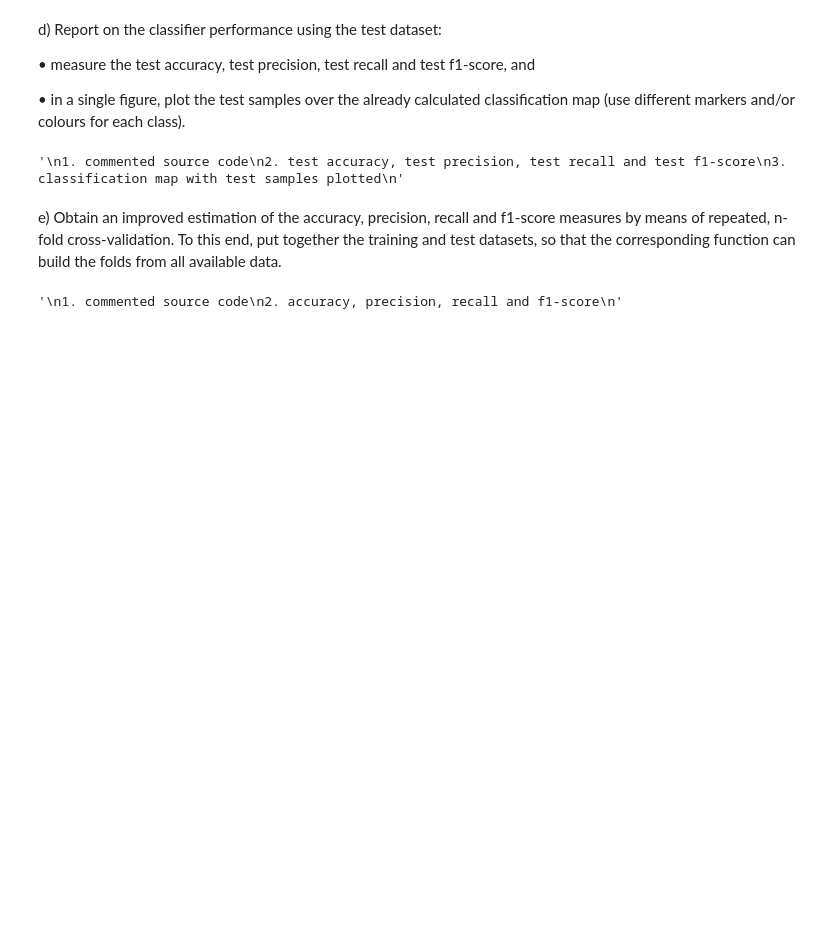
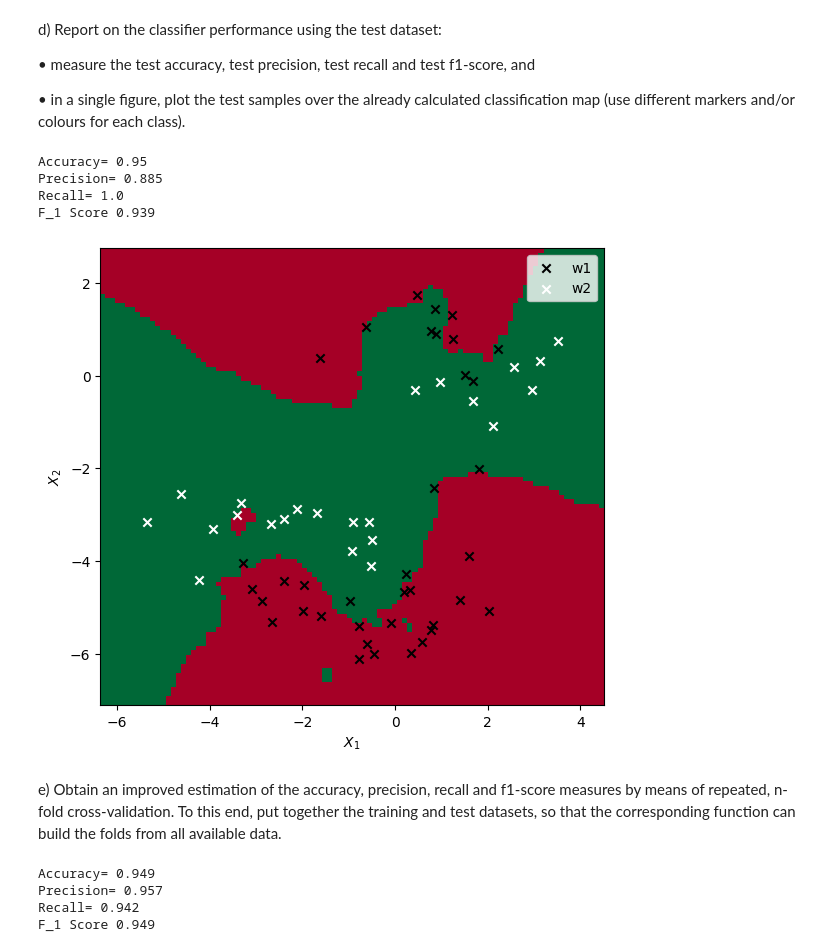
Before and after one commit to pedromartip/Instance-based-learning, a Jupyter notebook: handout_3.ipynb, the cells around one changed output. Cells and saved outputs as stored; diff of their text form; code cells hidden in the pictures; blank space fills up the shorter version.

```diff
--- a/handout_3.ipynb
+++ b/handout_3.ipynb
@@ -705,17 +780,44 @@ d)	Report on the classifier performance using the test dataset:
 # %%
 '''
 1. commented source code
 2. test accuracy, test precision, test recall and test f1-score
 3. classification map with test samples plotted
 '''
+
+predictions = bestmodelkNN.predict(X_test)
+
+print(f'Accuracy= {accuracy_score(y_test, predictions).round(3)}')
+print(f'Precision= {precision_score(y_test, predictions).round(3)}')
+print(f'Recall= {recall_score(y_test, predictions).round(3)}')
+print(f'F_1 Score {f1_score(y_test, predictions).round(3)}')
+
+plot_classification_map(X_test,y_test,bestmodelkNN)
 # %% [output]
-'\n1. commented source code\n2. test accuracy, test precision, test recall and test f1-score\n3. classification map with test samples plotted\n'
+Accuracy= 0.95
+Precision= 0.885
+Recall= 1.0
+F_1 Score 0.939
+[figure, added]
 # %% [markdown]
 e)	Obtain an improved estimation of the accuracy, precision, recall and f1-score measures by means of repeated, n-fold cross-validation. To this end, put together the training and test datasets, so that the corresponding function can build the folds from all available data.
-# %%
-'''
-1. commented source code
-2. accuracy, precision, recall and f1-score
-'''
-# %% [output]
-'\n1. commented source code\n2. accuracy, precision, recall and f1-score\n'
+# %%
+'''
+1. commented source code
+2. accuracy, precision, recall and f1-score
+'''
+
+modelkNN_e = modelkNN = KNeighborsClassifier(n_neighbors=5, weights='distance', metric ='euclidean')
+
+all_Xdata =np.vstack((X_train, X_test))
+all_ydata = np.concatenate((y_train,y_test))
+
+accuracy_e, precision_e, recall_e, f1_score_e = calculateModel_crossValidation(all_Xdata,all_ydata,modelkNN_e)
+print(f'Accuracy= {accuracy_e.round(3)}')
+print(f'Precision= {precision_e.round(3)}')
+print(f'Recall= {recall_e.round(3)}')
+print(f'F_1 Score {f1_score_e.round(3)}')
+# %% [output]
+Accuracy= 0.949
+Precision= 0.957
+Recall= 0.942
+F_1 Score 0.949
```
Also changed, not shown: parts of 12 cells of this notebook.
